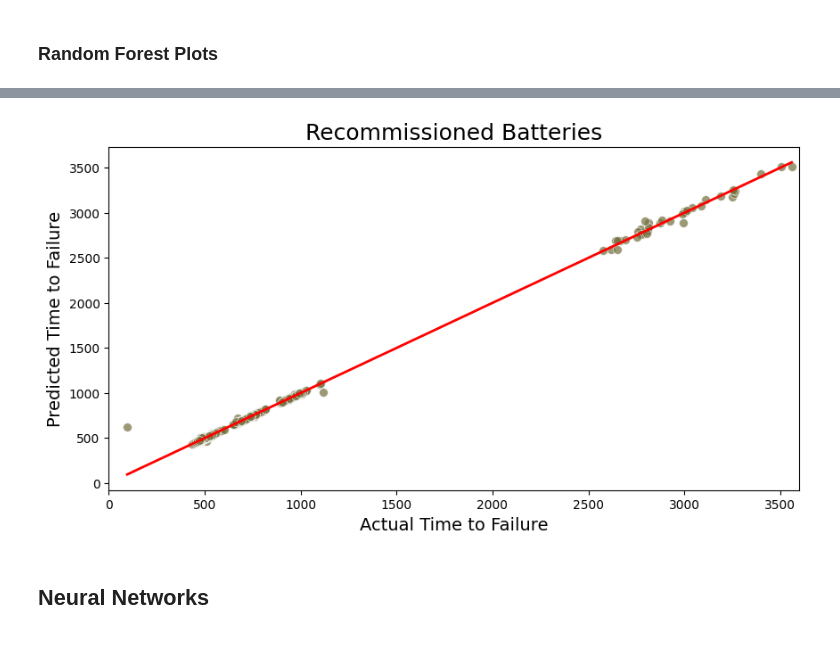
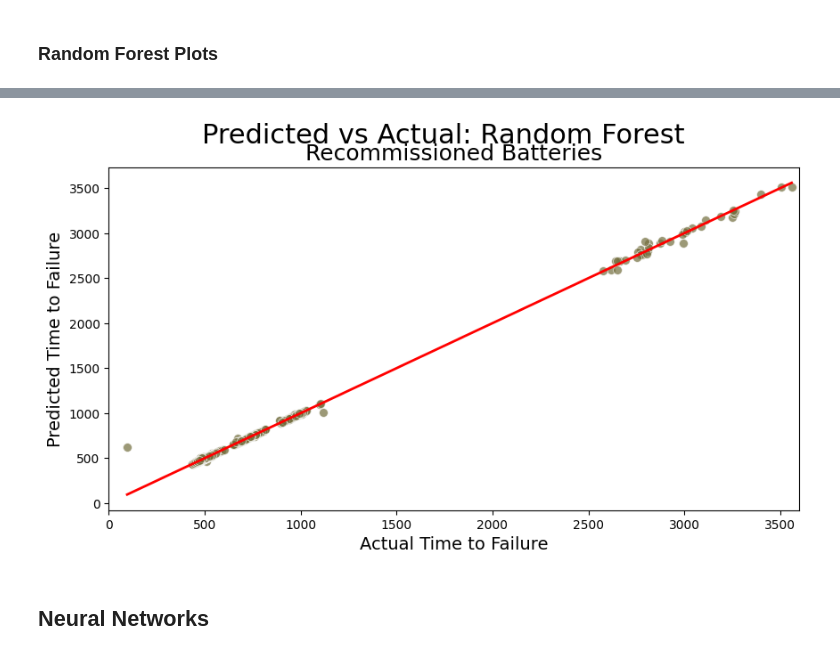
Before and after one commit to AI-Enthusiast/18650-Accelerated-Battery-Life-Testing, a Jupyter notebook: ML_WriteUp.ipynb, the cells around one changed output, grey strips where cells are left out. Cells and saved outputs as stored; diff of their text form; code cells hidden in the pictures.

```diff
--- a/ML_WriteUp.ipynb
+++ b/ML_WriteUp.ipynb
@@ -561,16 +562,17 @@ plt.show()
 # %%
 plt.figure(figsize=(10,5))
 sns.scatterplot(x=recomtest,y=recompred_rf, color='#736e3e',alpha=0.7,s=50)
 plt.plot([recomtest.min(), recomtest.max()], [recomtest.min(), recomtest.max()], color='red', linewidth=2)
 
 plt.xlabel('Actual Time to Failure',fontsize=14)
 plt.ylabel('Predicted Time to Failure',fontsize=14)
 plt.title('Recommissioned Batteries',fontsize = 18)
+plt.suptitle('Predicted vs Actual: Random Forest', fontsize=22)
 plt.xlim(0,3600)
 
 plt.show()
 # %% [output]
-[figure, old version]
+[figure, new version]
 # %% [markdown]
 ## Neural Networks
 # %%
```
Also changed, not shown: parts of 7 cells of this notebook, 2 other files.
